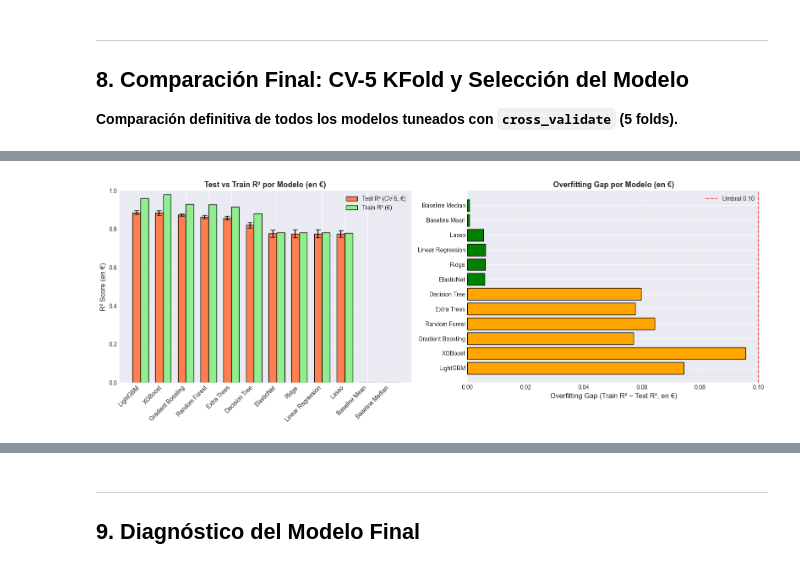
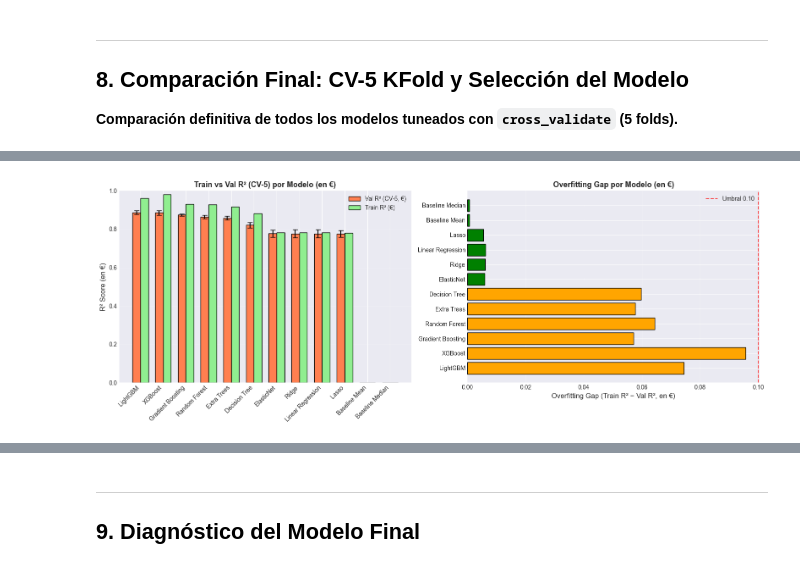
Before and after one commit to carlosibnez/TFM_ML_Oportunidades_Inmobiliarias_Amsterdam_, a Jupyter notebook: ml_pipeline/modeling/hyperparameter_tuning.ipynb, the cells around one changed output, grey strips where cells are left out. Saved outputs shown, nothing was run; the diff lists cells and outputs as text; code cells hidden in the pictures.

```diff
--- a/ml_pipeline/modeling/hyperparameter_tuning.ipynb
+++ b/ml_pipeline/modeling/hyperparameter_tuning.ipynb
@@ -1468,7 +1533,6 @@ for model_name in models_to_tune:
     final_scalers_cv[model_name.replace('_', ' ')] = tuning_results[model_name].get('scaler', None)
 
 # Añadir baselines y Linear Regression
-from sklearn.dummy import DummyRegressor
 final_models_cv['Baseline Mean']   = DummyRegressor(strategy='mean')
 final_models_cv['Baseline Median'] = DummyRegressor(strategy='median')
 final_models_cv['Linear Regression'] = LinearRegression()
@@ -1485,7 +1549,6 @@ for model_name, model in final_models_cv.items():
     scaler_template = final_scalers_cv.get(model_name, None)
     needs_scaling = scaler_template is not None
 
-    from sklearn.base import clone
 
     for train_idx, test_idx in cv.split(X, y):
         X_train_cv, X_test_cv = X.iloc[train_idx].copy(), X.iloc[test_idx].copy()
@@ -1524,34 +1587,34 @@ for model_name, model in final_models_cv.items():
 
     cv_results_final.append({
         'Model':           model_name,
-        'Test_R2_Mean':    r2_test_mean,
-        'Test_R2_Std':     r2_test_std,
-        'Train_R2_Mean':   r2_train_mean,
+        'R2_Val_Mean':    r2_test_mean,
+        'R2_Val_Std':     r2_test_std,
+        'R2_Train_Mean':   r2_train_mean,
         'Overfitting_Gap': overfitting_gap
     })
 
-    print(f"{model_name:20s}: Test R² = {r2_test_mean:.4f} (±{r2_test_std:.4f}) | "
+    print(f"{model_name:20s}: Val R² = {r2_test_mean:.4f} (±{r2_test_std:.4f}) | "
           f"Train R² = {r2_train_mean:.4f} | Gap = {overfitting_gap:+.4f}  (en €)")
 
-df_cv_final = pd.DataFrame(cv_results_final).sort_values('Test_R2_Mean', ascending=False)
+df_cv_final = pd.DataFrame(cv_results_final).sort_values('R2_Val_Mean', ascending=False)
 
-# Visualización: barras dobles Test vs Train R² + gráfico de gaps
+# Visualización: barras dobles Train vs Val R² (CV-5) + gráfico de gaps
 fig, (ax1, ax2) = plt.subplots(1, 2, figsize=(16, 6))
 
 models_list = df_cv_final['Model'].tolist()
 x = np.arange(len(models_list))
 width = 0.35
-test_means  = df_cv_final['Test_R2_Mean'].tolist()
-test_stds   = df_cv_final['Test_R2_Std'].tolist()
-train_means = df_cv_final['Train_R2_Mean'].tolist()
+test_means  = df_cv_final['R2_Val_Mean'].tolist()
+test_stds   = df_cv_final['R2_Val_Std'].tolist()
+train_means = df_cv_final['R2_Train_Mean'].tolist()
 gaps        = df_cv_final['Overfitting_Gap'].tolist()
 
 ax1.bar(x - width/2, test_means, width, yerr=test_stds, capsize=4,
-        label='Test R² (CV-5, €)', color='coral', edgecolor='black')
+        label='Val R² (CV-5, €)', color='coral', edgecolor='black')
 ax1.bar(x + width/2, train_means, width,
         label='Train R² (€)', color='lightgreen', edgecolor='black')
 ax1.set_ylabel('R² Score (en €)', fontsize=12)
-ax1.set_title('Test vs Train R² por Modelo (en €)', fontsize=13, fontweight='bold')
+ax1.set_title('Train vs Val R² (CV-5) por Modelo (en €)', fontsize=13, fontweight='bold')
 ax1.set_xticks(x)
 ax1.set_xticklabels(models_list, rotation=45, ha='right')
 ax1.legend()
@@ -1561,7 +1624,7 @@ ax1.grid(axis='y', alpha=0.3)
 colors = ['red' if g > 0.15 else 'orange' if g > 0.05 else 'green' for g in gaps]
 ax2.barh(models_list, gaps, color=colors, edgecolor='black')
 ax2.axvline(x=0.10, color='red', linestyle='--', alpha=0.7, label='Umbral 0.10')
-ax2.set_xlabel('Overfitting Gap (Train R² − Test R², en €)', fontsize=12)
+ax2.set_xlabel('Overfitting Gap (Train R² − Val R², en €)', fontsize=12)
 ax2.set_title('Overfitting Gap por Modelo (en €)', fontsize=13, fontweight='bold')
 ax2.legend()
 ax2.grid(axis='x', alpha=0.3)
@@ -1571,11 +1634,55 @@ plt.show()
 print("\nInterpretación: Gap < 0.05 → mínimo overfitting | Gap 0.05-0.15 → aceptable | Gap > 0.15 → overfitting severo")
 
 best_model_final = df_cv_final.iloc[0]['Model']
-best_r2_final    = df_cv_final.iloc[0]['Test_R2_Mean']
+best_r2_final    = df_cv_final.iloc[0]['R2_Val_Mean']
 
 print(f"\n{'-'*80}")
-print(f"MEJOR MODELO (CV-5, en €): {best_model_final} (Test R² = {best_r2_final:.4f})")
+print(f"MEJOR MODELO por R²_val (CV-5, en €): {best_model_final} (Val R² = {best_r2_final:.4f})")
 print("-"*80)
+
+
+print("\n" + "-"*80)
+print("R² TEST SOBRE HOLDOUT (20% reservado) — para todos los modelos (en €)")
+print("-"*80)
+
+
+holdout_r2 = {}
+y_train_eur_h = inverse_transform(y_train)
+y_test_eur_h  = inverse_transform(y_test)
+
+for model_name, model in final_models_cv.items():
+    scaler_template = final_scalers_cv.get(model_name, None)
+    needs_scaling = scaler_template is not None
+
+    if needs_scaling:
+        fold_scaler = RobustScaler()
+        X_tr_s = fold_scaler.fit_transform(X_train)
+        X_te_s = fold_scaler.transform(X_test)
+    else:
+        X_tr_s = X_train
+        X_te_s = X_test
+
+    model_h = clone(model)
+    model_h.fit(X_tr_s, y_train)
+    y_pred_test_eur = inverse_transform(model_h.predict(X_te_s))
+    r2_test_holdout = r2_score(y_test_eur_h, y_pred_test_eur)
+    holdout_r2[model_name] = r2_test_holdout
+    print(f"- {model_name:20s}: R² Test (holdout) = {r2_test_holdout:.4f}")
+
+# Añadir la columna al DataFrame existente
+df_cv_final['R2_Test'] = df_cv_final['Model'].map(holdout_r2)
+
+# Renombrar columnas
+df_cv_final_renamed = df_cv_final.rename(columns={
+    'R2_Val_Mean': 'R2_Val_CV5',
+    'R2_Val_Std': 'R2_Val_Std',
+    'R2_Train_Mean': 'R2_Train',
+})
+
+print("\n" + "-"*80)
+print("RESUMEN: R² sobre los 3 conjuntos (en €)")
+print("-"*80)
+print(df_cv_final_renamed[['Model', 'R2_Train', 'R2_Val_CV5', 'R2_Test', 'Overfitting_Gap']].round(4))
 # %% [output]
 COMPARACIÓN FINAL: Validación Cruzada CV-5 (métricas en €):
 
@@ -1594,4 +1701,4 @@ Linear Regression   : Test R² = 0.7765 (±0.0210) | Train R² = 0.7827 | Gap =
-[figure, old version]
+[figure, new version]
 Interpretación: Gap < 0.05 → mínimo overfitting | Gap 0.05-0.15 → aceptable | Gap > 0.15 → overfitting severo
 
 --------------------------------------------------------------------------------
```
Also changed, not shown: parts of 15 cells of this notebook, 16 other files.
